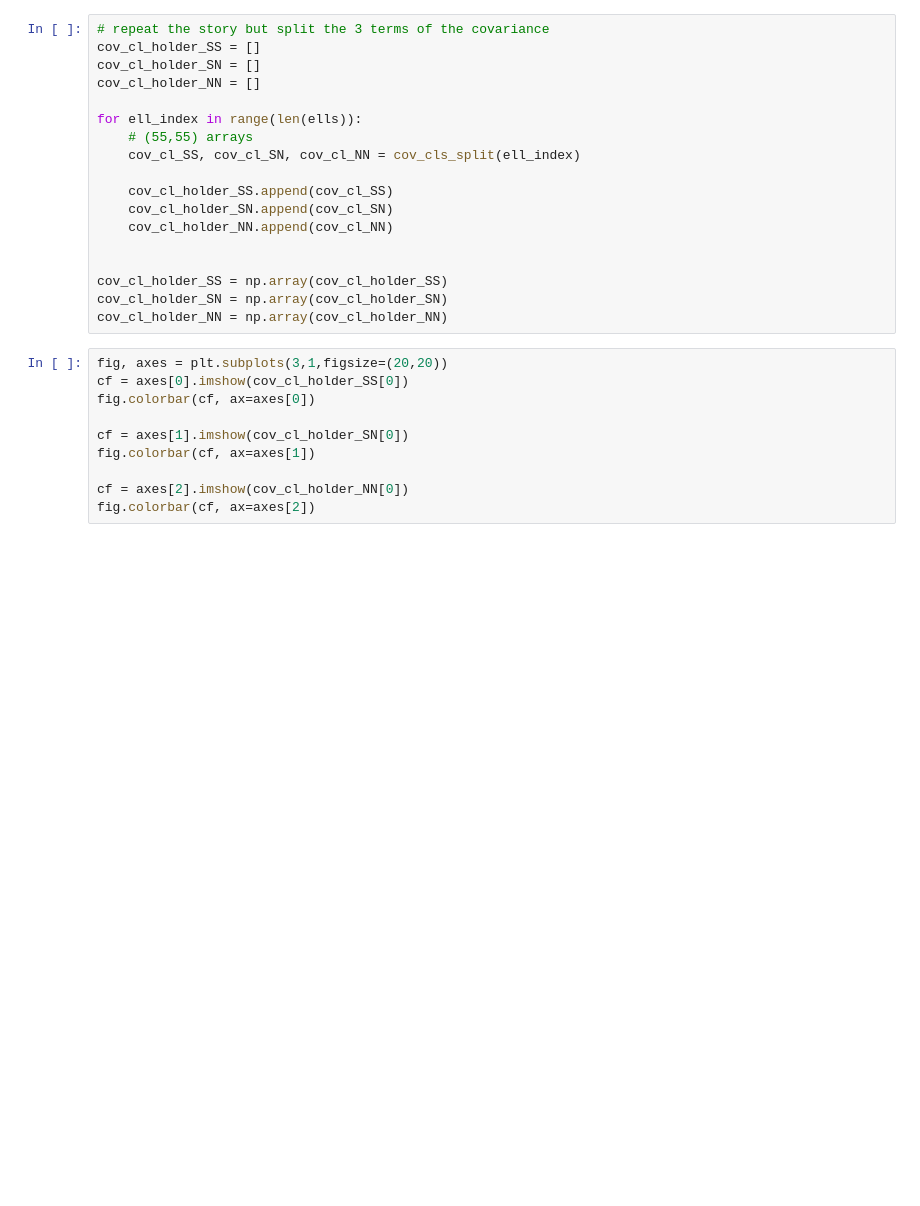
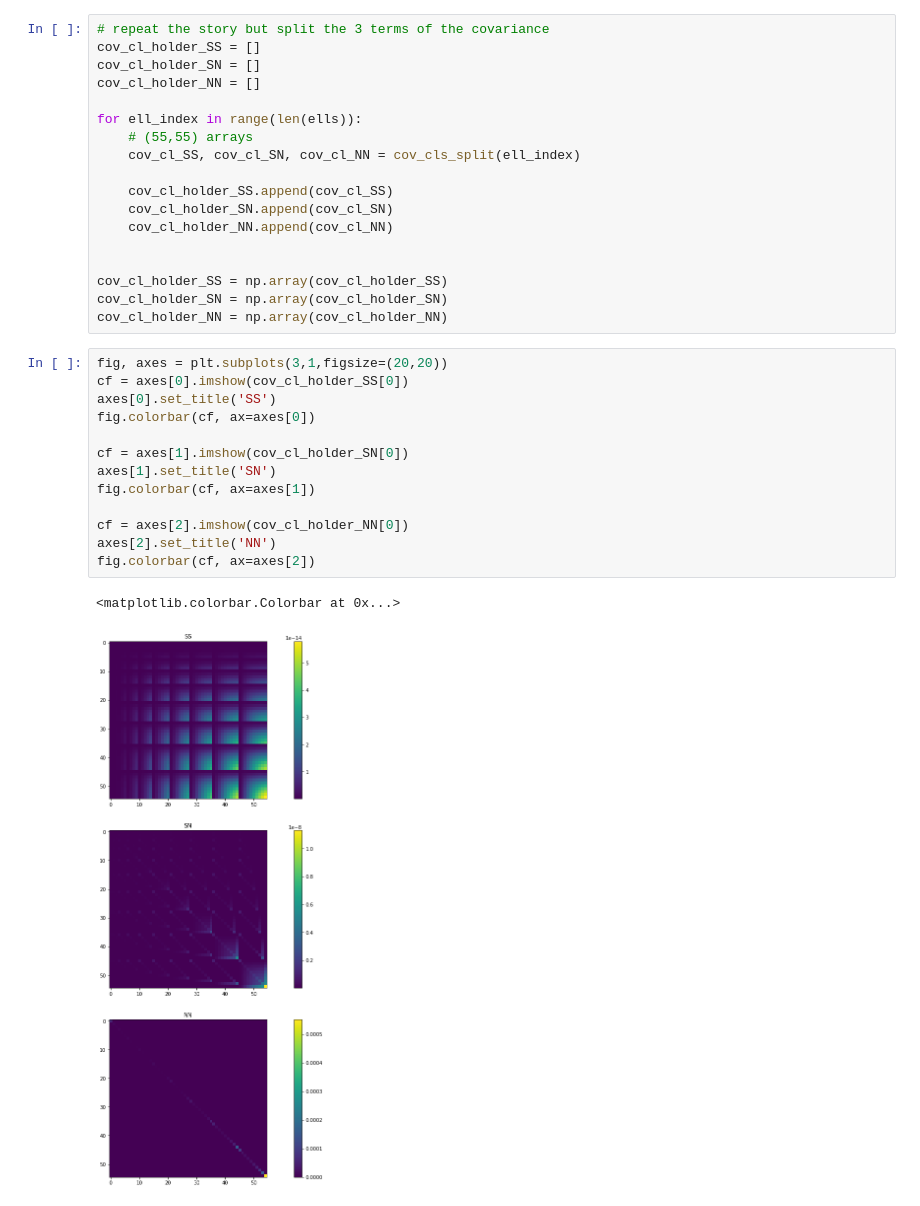
Before and after one commit to ErikOsinga/master_research_project, a Jupyter notebook: learning_purposes/ccl/generate_cl.ipynb, the cells around one changed output. Saved outputs shown, nothing was run; the diff lists cells and outputs as text; blank space fills up the shorter version.

```diff
--- a/learning_purposes/ccl/generate_cl.ipynb
+++ b/learning_purposes/ccl/generate_cl.ipynb
@@ -278,13 +295,19 @@ cov_cl_holder_NN = np.array(cov_cl_holder_NN)
 # %%
 fig, axes = plt.subplots(3,1,figsize=(20,20))
 cf = axes[0].imshow(cov_cl_holder_SS[0])
+axes[0].set_title('SS')
 fig.colorbar(cf, ax=axes[0])
 
 cf = axes[1].imshow(cov_cl_holder_SN[0])
+axes[1].set_title('SN')
 fig.colorbar(cf, ax=axes[1])
 
 cf = axes[2].imshow(cov_cl_holder_NN[0])
+axes[2].set_title('NN')
 fig.colorbar(cf, ax=axes[2])
+# %% [output]
+<matplotlib.colorbar.Colorbar at 0x...>
+[figure, added]
 # %%
 ell_index = 0
 fig = plt.figure(figsize=(12,8))
```
Also changed, not shown: parts of 4 cells of this notebook.
